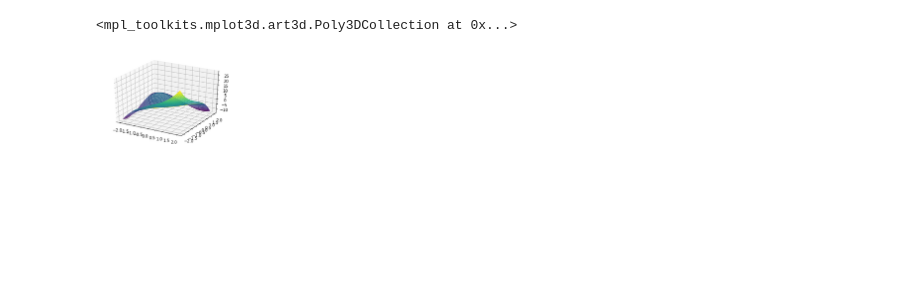
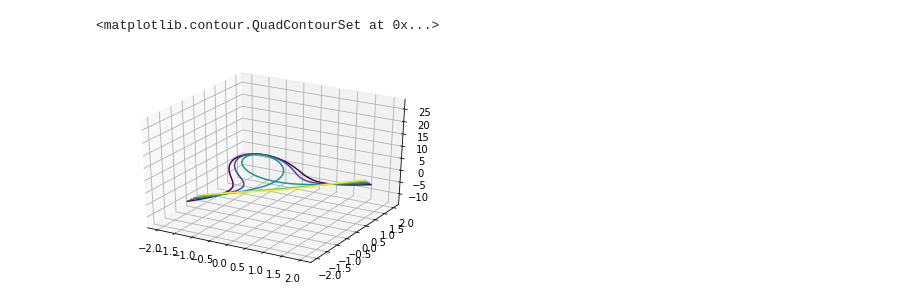
Before and after one commit to sashaharp/Sasha-Harp, a Jupyter notebook: hhu/blaetter/Untitled3.ipynb, the cells around one changed output. Saved outputs shown, nothing was run; the diff lists cells and outputs as text; code cells hidden in the pictures; blank space fills up the shorter version.

```diff
--- a/hhu/blaetter/Untitled3.ipynb
+++ b/hhu/blaetter/Untitled3.ipynb
@@ -22,12 +22,12 @@ plt.show()
 # %%
 x = np.linspace(-2, 2, 50)
 y = np.linspace(-2, 2, 50)
 X, Y = np.meshgrid(x, y)
 h = (X**3) - (Y**3) - (3*X*Y)
 fig = plt.figure()
 ax = fig.add_subplot(111, projection='3d')
 ax.contour(X, Y, h, [-2, -1, 0, 1, 2])
-ax.plot_surface(X, Y, h, cmap=plt.cm.viridis, rstride=1, cstride=1, linewidth=2)
+#ax.plot_surface(X, Y, h, cmap=plt.cm.viridis, rstride=1, cstride=1, linewidth=2)
 # %% [output]
-<mpl_toolkits.mplot3d.art3d.Poly3DCollection at 0x...>
+<matplotlib.contour.QuadContourSet at 0x...>
-[figure, old version]
+[figure, new version]
```
Also changed, not shown: parts of 2 cells of this notebook.
